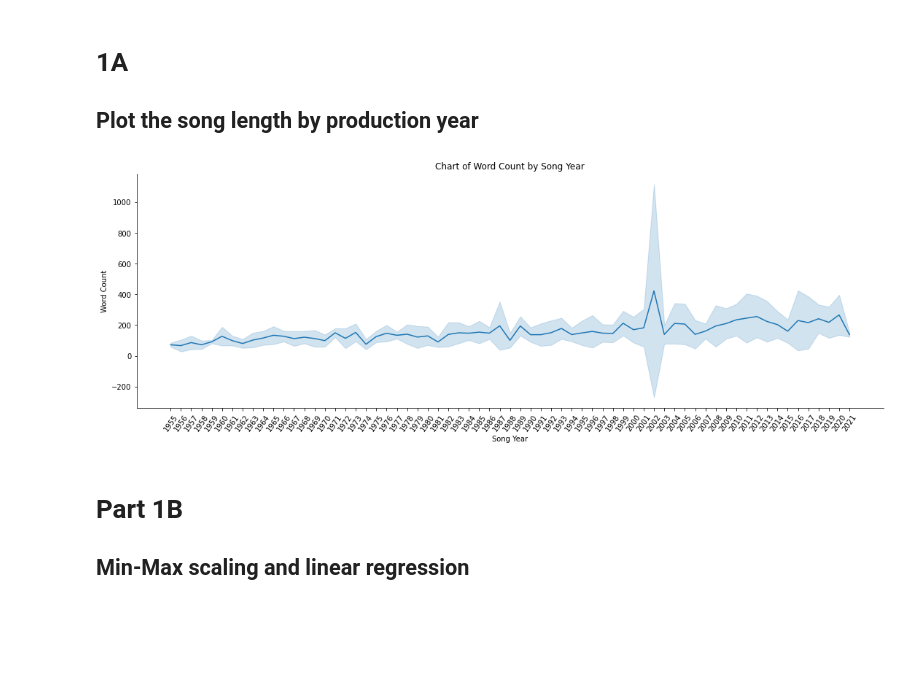
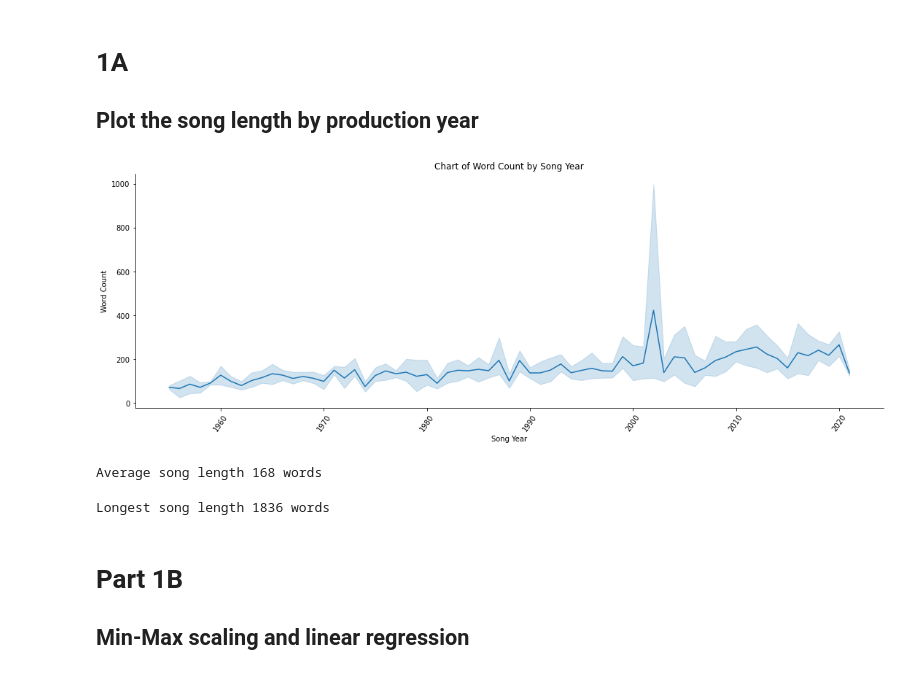
Before and after one commit to amattu2/INST-414, a Jupyter notebook: projects/2/project2.ipynb, the cells around one changed output. Saved outputs shown, nothing was run; the diff lists cells and outputs as text; code cells hidden in the pictures; blank space fills up the shorter version.

```diff
--- a/projects/2/project2.ipynb
+++ b/projects/2/project2.ipynb
@@ -31,13 +35,19 @@ songs = []
 with open('dataset_output.csv') as cvf:
     reader = csv.DictReader(cvf)
     for row in reader:
-        # Tokenize lyrics
+        # Tokenize lyrics, split words up
         tokenized = nltk.word_tokenize(row["lyrics"])
         no_stopwords = [w for w in tokenized if w not in stopwords.words("english")]
         row["lyrics_split"] = [w for w in no_stopwords if w not in string.punctuation]
 
+        # Take tokenized words, strip non-unique instances
+        freqdist = nltk.FreqDist(row["lyrics_split"])
+        row["lyrics_split_unique"] = [word for word, freq in freqdist.items() if not word.isdigit()]
+
         # Count number of words in lyrics
+        row["lyrics_count_unique"] = len(row["lyrics_split_unique"])
         row["lyrics_count"] = len(row["lyrics_split"])
+        row["lyrics_count_ratio"] = row["lyrics_count_unique"] / row["lyrics_count"]
 
         # Add song to lyrics list
         songs.append(row)
@@ -65,6 +75,9 @@ print(json.dumps(songs[3], indent=4, sort_keys=True))
 # %%
 # Turn the songs variable into a Pandas DF
 df = pd.DataFrame(songs)
+# %%
+# Force year column to integer
+df["year"] = pd.to_numeric(df["year"])
 # %%
 # View head/tail of dataframe
 df
@@ -87,21 +100,32 @@ df
 ## Plot the song length by production year
 # %%
 # Basic Rel Plot
-sns.relplot(data = df, x = "year", y = "lyrics_count", kind = "line", aspect = 3, ci = "sd")
+sns.relplot(data = df, x = "year", y = "lyrics_count", kind = "line", aspect = 3)
 
 # Add Rotation to X labels
 locs, labels = plt.xticks()
 plt.setp(labels, rotation = 55)
 
 # Add X/Y Axis Labels
 plt.title("Chart of Word Count by Song Year")
 plt.xlabel("Song Year")
 plt.ylabel("Word Count")
 
+# Save Plot
+plt.savefig("project2_fig1_117568813.pdf")
+
 # Hide Output
 None
 # %% [output]
-[figure, old version]
+[figure, new version]
+# %%
+print("Average song length " + str(math.floor(sum(df["lyrics_count"]) / len(df["lyrics_count"]))) + " words")
+# %% [output]
+Average song length 168 words
+# %%
+print("Longest song length " + str(max(df["lyrics_count"])) + " words")
+# %% [output]
+Longest song length 1836 words
 # %% [markdown]
 # Part 1B
 ## Min-Max scaling and linear regression
```
Also changed, not shown: parts of 32 cells of this notebook, 3 other files.
